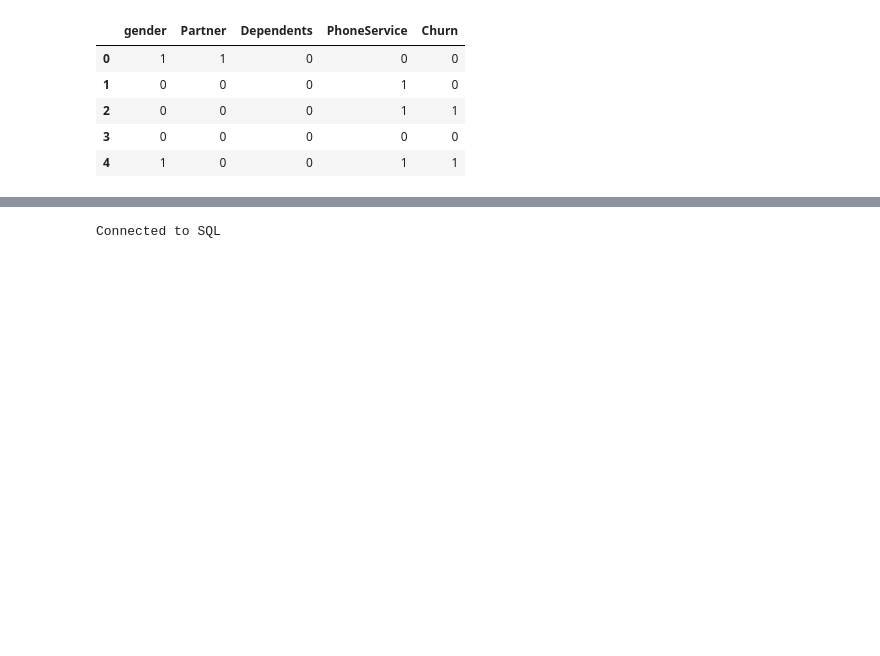
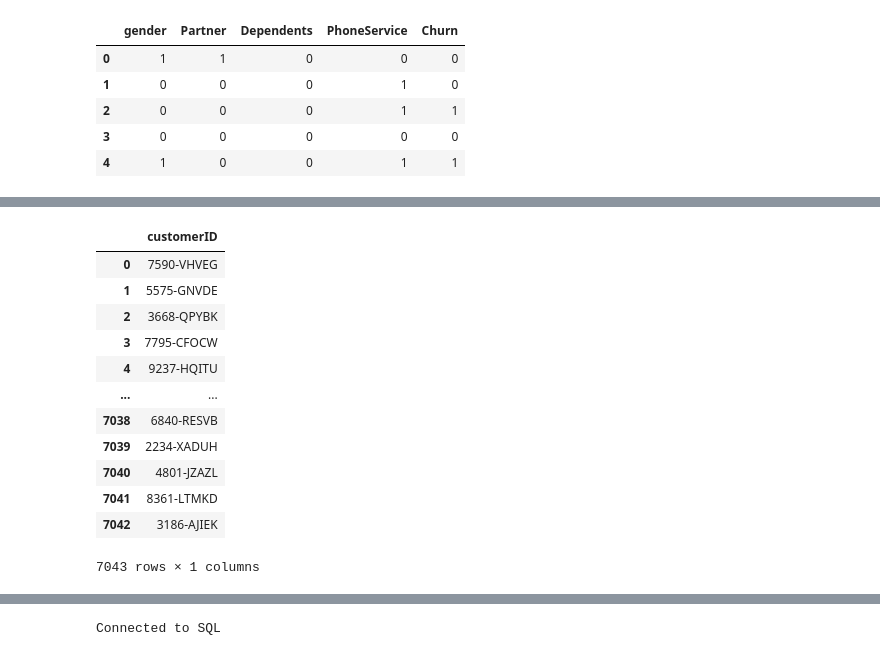
Before and after one commit to rajesh-sudam/telco_data_analysis, a Jupyter notebook: src/main.ipynb, the cells around one changed output, grey strips where cells are left out. Saved outputs shown, nothing was run; the diff lists cells and outputs as text; code cells hidden in the pictures; blank space fills up the shorter version.

```diff
--- a/src/main.ipynb
+++ b/src/main.ipynb
@@ -261,0 +299,16 @@ df[["gender","Partner","Dependents","PhoneService","Churn"]].head()
+# %%
+df.select_dtypes(include=["object","string"])
+# %% [output]
+|  | customerID |
+| 0 | 7590-VHVEG |
+| 1 | 5575-GNVDE |
+| 2 | 3668-QPYBK |
+| 3 | 7795-CFOCW |
+| 4 | 9237-HQITU |
+| ... | ... |
+| 7038 | 6840-RESVB |
+| 7039 | 2234-XADUH |
+| 7040 | 4801-JZAZL |
+| 7041 | 8361-LTMKD |
+| 7042 | 3186-AJIEK |
+7043 rows × 1 columns
```
Also changed, not shown: parts of 5 cells of this notebook, 2 other files.
